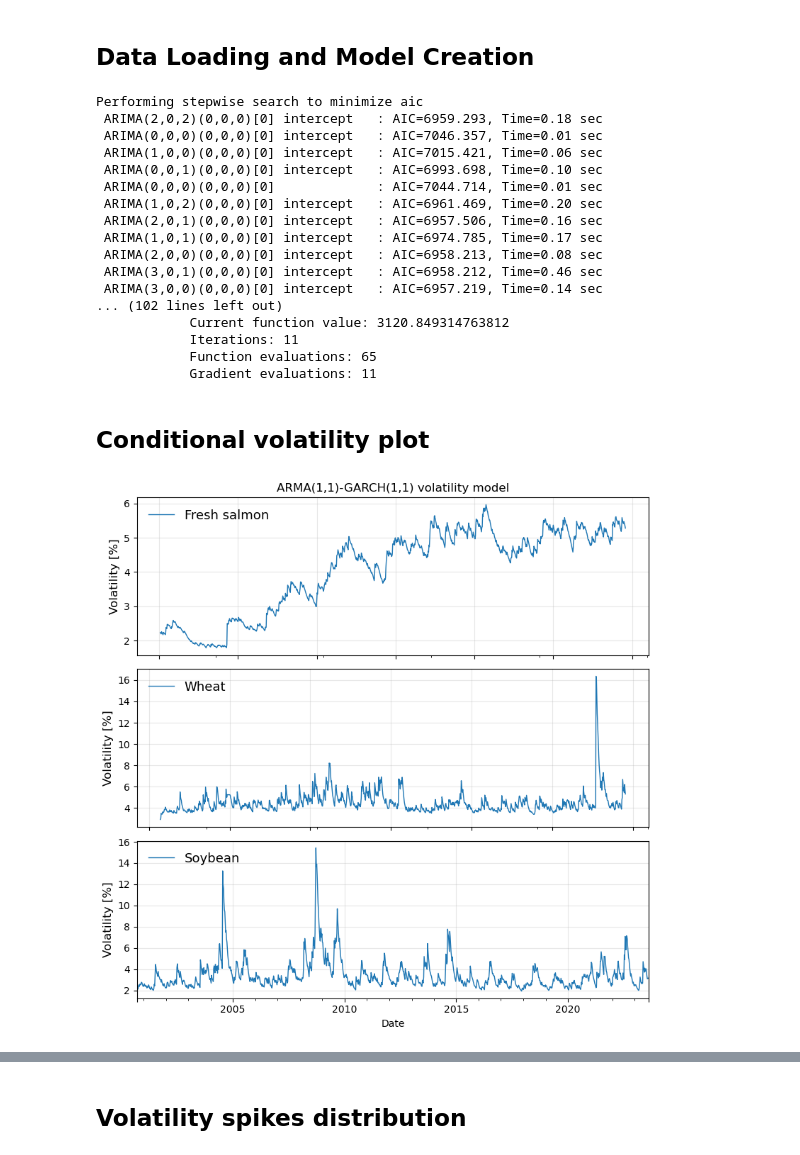
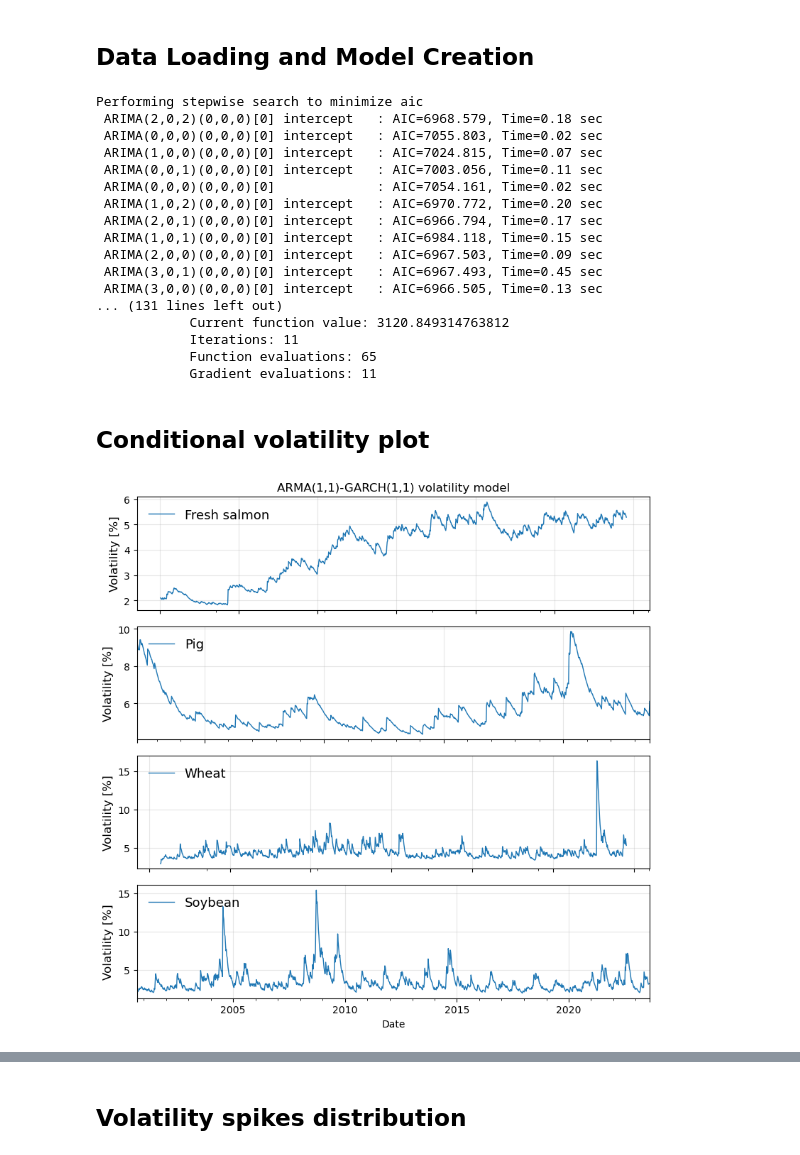
Before and after one commit to jonedamas/data_science_projects, a Jupyter notebook: projects/salmon_price_prediction/volatility_modelling/ARIMA_GARCH.ipynb, the cells around one changed output, grey strips where cells are left out. Saved outputs shown, nothing was run; the diff lists cells and outputs as text; code cells hidden in the pictures.

```diff
--- a/projects/salmon_price_prediction/volatility_modelling/ARIMA_GARCH.ipynb
+++ b/projects/salmon_price_prediction/volatility_modelling/ARIMA_GARCH.ipynb
@@ -14,11 +14,11 @@ from utils import *
 # %% [markdown]
 ## Data Loading and Model Creation
 # %%
-data_URL = 'https://www.ssb.no/statbank/sq/10085910'
+data_URL ='https://www.ssb.no/statbank/sq/10086365'
 
 salmon_data = import_salmon_data(data_URL, rename_cols=True)
 
-com_data = yf.download(['ZW=F', 'ZS=F'],
+com_data = yf.download(['ZW=F', 'ZS=F', 'HE=F'],
     start=salmon_data.index[0],
     end=salmon_data.index[-1],
     interval='1wk',
@@ -28,23 +28,24 @@ com_data = yf.download(['ZW=F', 'ZS=F'],
 
 models = {
     'Fresh salmon': ARMA_GARCH(salmon_data['Price']),
+    'Pork': ARMA_GARCH(com_data['HE=F']),
     'Wheat': ARMA_GARCH(com_data['ZW=F']),
     'Soybean': ARMA_GARCH(com_data['ZS=F']),
 }
 # %% [output]
 Performing stepwise search to minimize aic
- ARIMA(2,0,2)(0,0,0)[0] intercept   : AIC=6959.293, Time=0.18 sec
- ARIMA(0,0,0)(0,0,0)[0] intercept   : AIC=7046.357, Time=0.01 sec
- ARIMA(1,0,0)(0,0,0)[0] intercept   : AIC=7015.421, Time=0.06 sec
- ARIMA(0,0,1)(0,0,0)[0] intercept   : AIC=6993.698, Time=0.10 sec
- ARIMA(0,0,0)(0,0,0)[0]             : AIC=7044.714, Time=0.01 sec
- ARIMA(1,0,2)(0,0,0)[0] intercept   : AIC=6961.469, Time=0.20 sec
- ARIMA(2,0,1)(0,0,0)[0] intercept   : AIC=6957.506, Time=0.16 sec
- ARIMA(1,0,1)(0,0,0)[0] intercept   : AIC=6974.785, Time=0.17 sec
- ARIMA(2,0,0)(0,0,0)[0] intercept   : AIC=6958.213, Time=0.08 sec
- ARIMA(3,0,1)(0,0,0)[0] intercept   : AIC=6958.212, Time=0.46 sec
- ARIMA(3,0,0)(0,0,0)[0] intercept   : AIC=6957.219, Time=0.14 sec
-... (102 lines left out)
+ ARIMA(2,0,2)(0,0,0)[0] intercept   : AIC=6968.579, Time=0.18 sec
+ ARIMA(0,0,0)(0,0,0)[0] intercept   : AIC=7055.803, Time=0.02 sec
+ ARIMA(1,0,0)(0,0,0)[0] intercept   : AIC=7024.815, Time=0.07 sec
+ ARIMA(0,0,1)(0,0,0)[0] intercept   : AIC=7003.056, Time=0.11 sec
+ ARIMA(0,0,0)(0,0,0)[0]             : AIC=7054.161, Time=0.02 sec
+ ARIMA(1,0,2)(0,0,0)[0] intercept   : AIC=6970.772, Time=0.20 sec
+ ARIMA(2,0,1)(0,0,0)[0] intercept   : AIC=6966.794, Time=0.17 sec
+ ARIMA(1,0,1)(0,0,0)[0] intercept   : AIC=6984.118, Time=0.15 sec
+ ARIMA(2,0,0)(0,0,0)[0] intercept   : AIC=6967.503, Time=0.09 sec
+ ARIMA(3,0,1)(0,0,0)[0] intercept   : AIC=6967.493, Time=0.45 sec
+ ARIMA(3,0,0)(0,0,0)[0] intercept   : AIC=6966.505, Time=0.13 sec
+... (131 lines left out)
             Current function value: 3120.849314763812
             Iterations: 11
             Function evaluations: 65
@@ -53,25 +54,25 @@ Performing stepwise search to minimize aic
 ## Conditional volatility plot
 # %%
 
-markets = ['fresh salmon market', 'wheat futures', 'soybean futures']
+markets = ['fresh salmon market', 'Pig futures', 'wheat futures', 'soybean futures']
 
-fig, axs = plt.subplots(3, figsize=(8, 8))
+fig, axs = plt.subplots(len(models.keys()), figsize=(8, 8))
 
 for i, (model, key) in enumerate(zip(models.values(), models.keys())):
     model.conditional_volatility.plot(
         ax=axs[i],
         linewidth=1,
         sharex = axs[0],
         label=key
     )
 
     axs[i].set_ylabel('Volatility [%]', fontsize=12)
     axs[i].grid(alpha=0.3)
     axs[i].legend(fontsize=13, frameon=False, loc='upper left')
 
 fig.subplots_adjust(wspace=0)
 axs[0].set_title('ARMA(1,1)-GARCH(1,1) volatility model', fontsize=12)
 axs[0].set_xlabel('Date', fontsize=12)
 fig.tight_layout()
 # %% [output]
-[figure, old version]
+[figure, new version]
```
Also changed, not shown: parts of 2 cells of this notebook, 17 other files.
